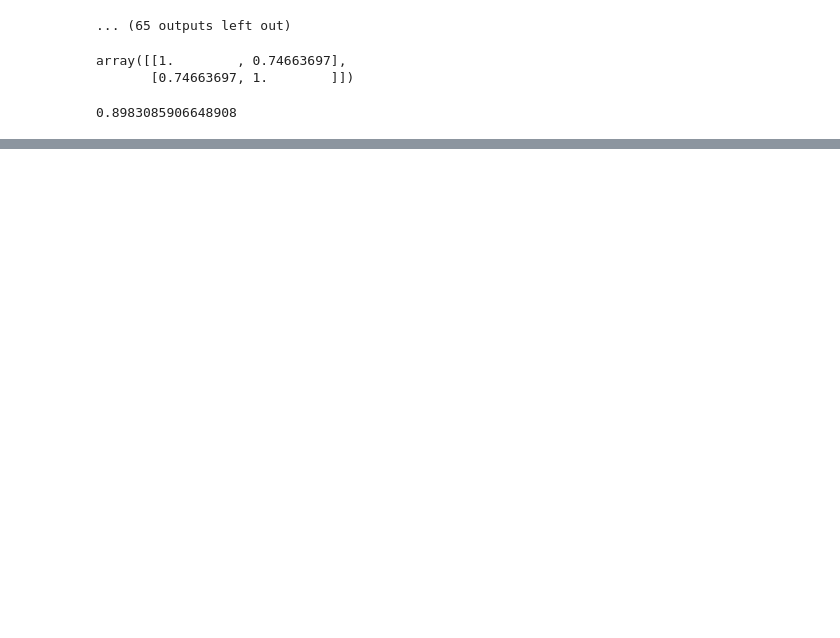
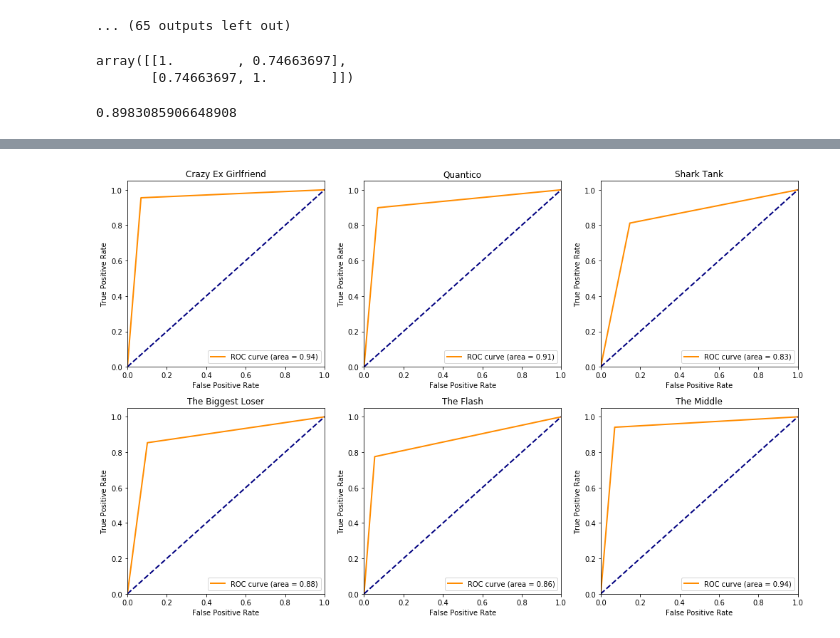
Before and after one commit to nomcomm/CRT_Validity, a Jupyter notebook: scripts/Data Analysis for Character Recognition Tool.ipynb, the cells around one changed output, grey strips where cells are left out. Saved outputs shown, nothing was run; the diff lists cells and outputs as text; code cells hidden in the pictures; blank space fills up the shorter version.

```diff
--- a/scripts/Data Analysis for Character Recognition Tool.ipynb
+++ b/scripts/Data Analysis for Character Recognition Tool.ipynb
@@ -81,0 +128,42 @@ plt.show()
+# %%
+plt.figure(figsize = (14,9))
+
+shownames = ['Crazy Ex Girlfriend',
+             'Quantico',
+             'Shark Tank',
+             'The Biggest Loser',
+             'The Flash',
+             'The Middle']
+
+for curr_show in range(len(shows)):
+
+    current_show_df = df[df['Show'] == shows[curr_show]]
+    characters = pd.unique(current_show_df['Character']).tolist()
+
+
+    #
+    y      = current_show_df['Computer'].values
+    y_pred = current_show_df['Referee_Human'].values
+    np.corrcoef(y, y_pred)
+
+    # compute ROC
+    fpr, tpr, _ = roc_curve(y_pred, y)
+    roc_auc = auc(fpr, tpr)
+    roc_auc
+
+    # Plot
+    lw = 2
+    plt.subplot(2,3,curr_show+1)
+    plt.plot(fpr, tpr, color='darkorange',
+             lw=lw, label='ROC curve (area = %0.2f)' % roc_auc)
+    plt.plot([0, 1], [0, 1], color='navy', lw=lw, linestyle='--')
+    plt.xlim([0.0, 1.0])
+    plt.ylim([0.0, 1.05])
+    plt.xlabel('False Positive Rate')
+    plt.ylabel('True Positive Rate')
+    plt.title(shownames[curr_show])
+    plt.legend(loc="lower right")
+    plt.tight_layout()
+plt.show()
+# %% [output]
+[figure, added]
```
Also changed, not shown: parts of 8 cells of this notebook, 1 other file.
